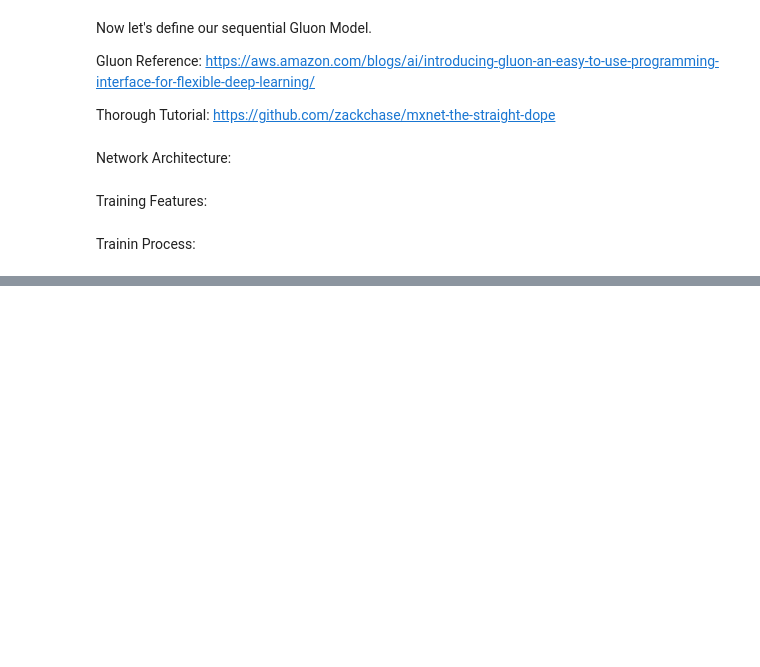
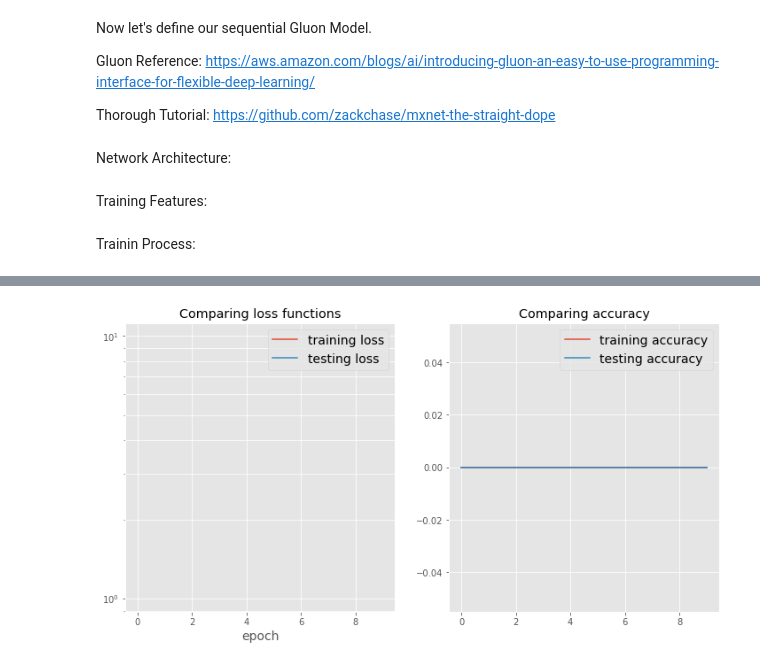
Before and after one commit to afcarl/gluon_transportation, a Jupyter notebook: FARS_Gluon_Model.ipynb, the cells around one changed output, grey strips where cells are left out. Cells and saved outputs as stored; diff of their text form; code cells hidden in the pictures; blank space fills up the shorter version.

Commit message:
Sync from DataScience jupyter

```diff
--- a/FARS_Gluon_Model.ipynb
+++ b/FARS_Gluon_Model.ipynb
@@ -276,8 +266,0 @@ Epoch: 0
-# %%
-acc = mx.metric.Accuracy()# Initialize accuracy metric
-output = net(test_data_mx) # Run the test data through the neural network
-print 'output:', output
-predictions = ndarray.argmax(output, axis=1) # Predictions for test data
-print 'predictions:', predictions
-acc.update(preds=predictions, labels=test_label_mx) # Calculate accuracy
-print 'accuracy:', acc
@@ -323,3 +310,36 @@ def plot_learningcurves(loss_tr,loss_ts, acc_tr,acc_ts):
     fg2.plot(xs, acc_ts)
     fg2.grid(True,which="both")
     fg2.legend(['training accuracy', 'testing accuracy'],fontsize=14)
+# %%
+loss_seq_train = []
+loss_seq_test = []
+acc_seq_train = []
+acc_seq_test = []
+
+epochs = 10
+for e in range(epochs):
+    print 'Epoch:', e
+    for i, batch in enumerate(train_data):
+        data = batch.data[0]
+        label = batch.label[0]
+        with autograd.record(): # Start recording the derivatives
+            output = net(data) # the forward iteration
+            loss = softmax_cross_entropy(output, label)
+            epoch_loss = loss.asnumpy().sum()/batch_size
+            loss.backward()
+        trainer.step(data.shape[0])
+
+    # Accuracy metrics
+    test_accuracy, test_loss = evaluate_accuracy(test_data, net)
+    train_accuracy, train_loss = evaluate_accuracy(train_data, net)
+
+    # save them for later
+    loss_seq_train.append(train_loss)
+    loss_seq_test.append(test_loss)
+    acc_seq_train.append(train_accuracy)
+    acc_seq_test.append(test_accuracy)
+
+
+    if e % 100 == 99:
+        print("Completed epoch %s. Train Loss: %s, Test Loss %s, Train_acc %s, Test_acc %s" %
+              (e+1, train_loss, test_loss, train_accuracy, test_accuracy))
@@ -325,0 +357,5 @@ def plot_learningcurves(loss_tr,loss_ts, acc_tr,acc_ts):
+# %%
+## Plotting the learning curves
+plot_learningcurves(loss_seq_train,loss_seq_test,acc_seq_train,acc_seq_test)
+# %% [output]
+[figure, added]
```
Also changed, not shown: parts of 8 cells of this notebook.
